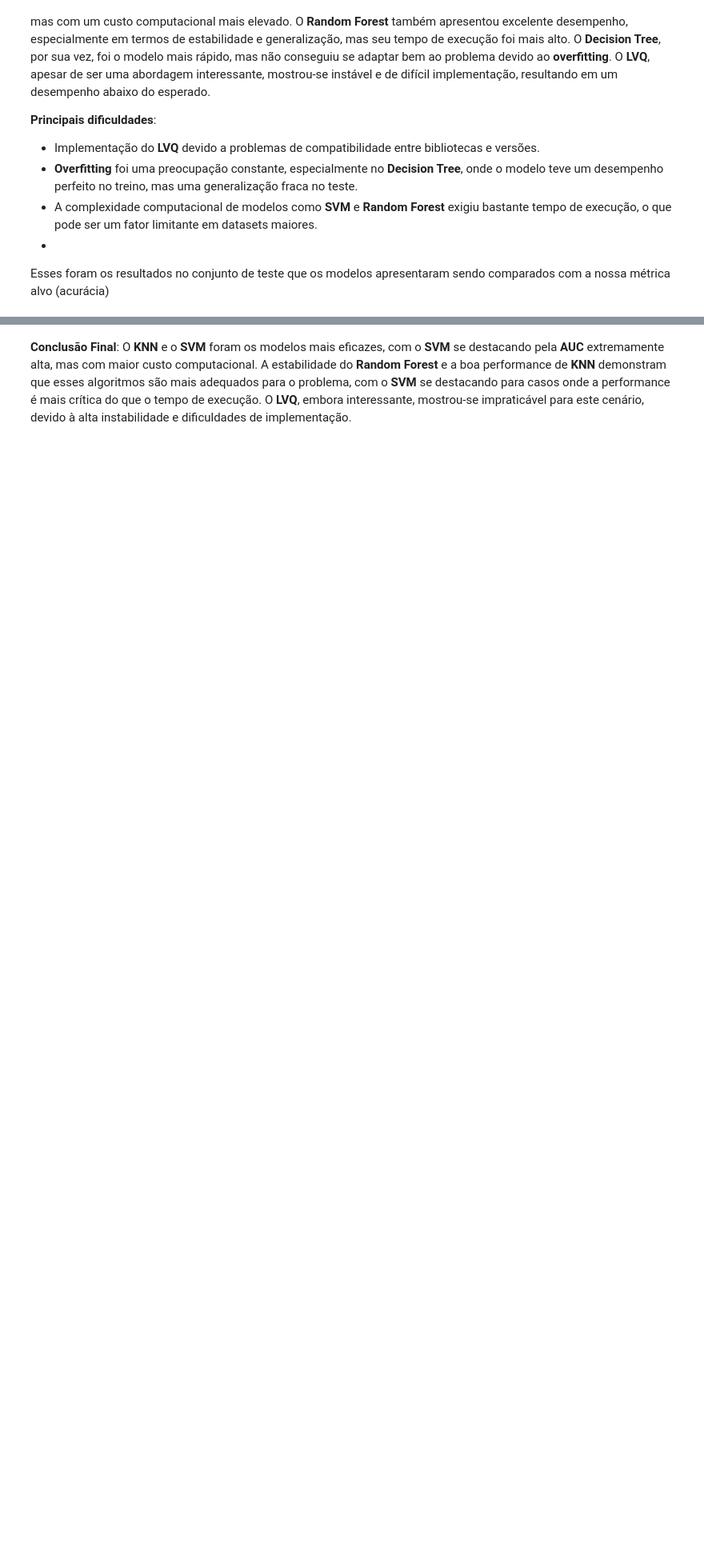
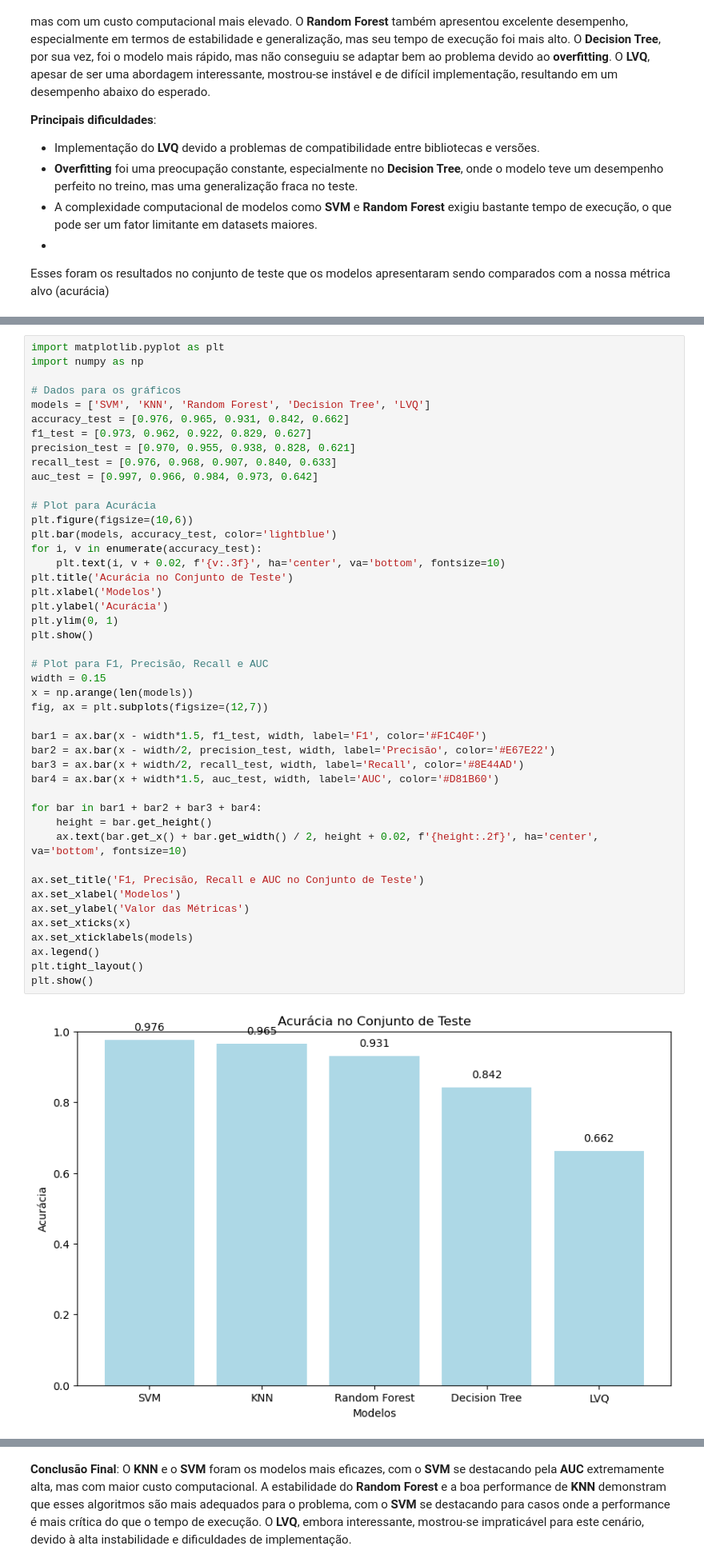
Before and after one commit to rubdelima/CRISP-DM-SVHN, a Jupyter notebook: 3 - Preparação de Dados e Busca de Hiperparâmetros (parte 1).ipynb, the cells around one changed output, grey strips where cells are left out. Shown at 80% size. Cells and saved outputs as stored; diff of their text form; blank space fills up the shorter version.

```diff
--- a/3 - Preparação de Dados e Busca de Hiperparâmetros (parte 1).ipynb
+++ b/3 - Preparação de Dados e Busca de Hiperparâmetros (parte 1).ipynb
@@ -1124,0 +1156,47 @@ Image('./images/acuracia_entrega3.png')
+# %%
+import matplotlib.pyplot as plt
+import numpy as np
+
+# Dados para os gráficos
+models = ['SVM', 'KNN', 'Random Forest', 'Decision Tree', 'LVQ']
+accuracy_test = [0.976, 0.965, 0.931, 0.842, 0.662]
+f1_test = [0.973, 0.962, 0.922, 0.829, 0.627]
+precision_test = [0.970, 0.955, 0.938, 0.828, 0.621]
+recall_test = [0.976, 0.968, 0.907, 0.840, 0.633]
+auc_test = [0.997, 0.966, 0.984, 0.973, 0.642]
+
+# Plot para Acurácia
+plt.figure(figsize=(10,6))
+plt.bar(models, accuracy_test, color='lightblue')
+for i, v in enumerate(accuracy_test):
+    plt.text(i, v + 0.02, f'{v:.3f}', ha='center', va='bottom', fontsize=10)
+plt.title('Acurácia no Conjunto de Teste')
+plt.xlabel('Modelos')
+plt.ylabel('Acurácia')
+plt.ylim(0, 1)
+plt.show()
+
+# Plot para F1, Precisão, Recall e AUC
+width = 0.15
+x = np.arange(len(models))
+fig, ax = plt.subplots(figsize=(12,7))
+
+bar1 = ax.bar(x - width*1.5, f1_test, width, label='F1', color='#F1C40F')
+bar2 = ax.bar(x - width/2, precision_test, width, label='Precisão', color='#E67E22')
+bar3 = ax.bar(x + width/2, recall_test, width, label='Recall', color='#8E44AD')
+bar4 = ax.bar(x + width*1.5, auc_test, width, label='AUC', color='#D81B60')
+
+for bar in bar1 + bar2 + bar3 + bar4:
+    height = bar.get_height()
+    ax.text(bar.get_x() + bar.get_width() / 2, height + 0.02, f'{height:.2f}', ha='center', va='bottom', fontsize=10)
+
+ax.set_title('F1, Precisão, Recall e AUC no Conjunto de Teste')
+ax.set_xlabel('Modelos')
+ax.set_ylabel('Valor das Métricas')
+ax.set_xticks(x)
+ax.set_xticklabels(models)
+ax.legend()
+plt.tight_layout()
+plt.show()
+# %% [output]
+[figure, added]
```
Also changed, not shown: parts of 11 cells of this notebook, 1 other file.
